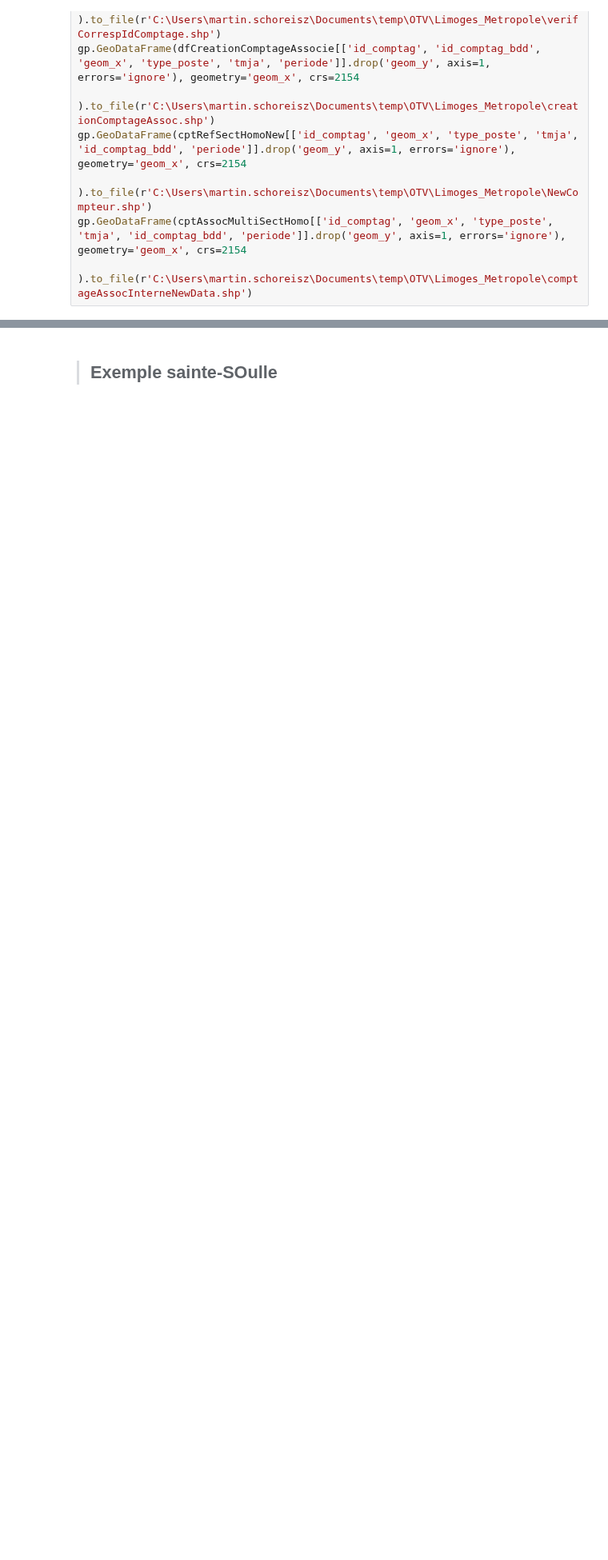
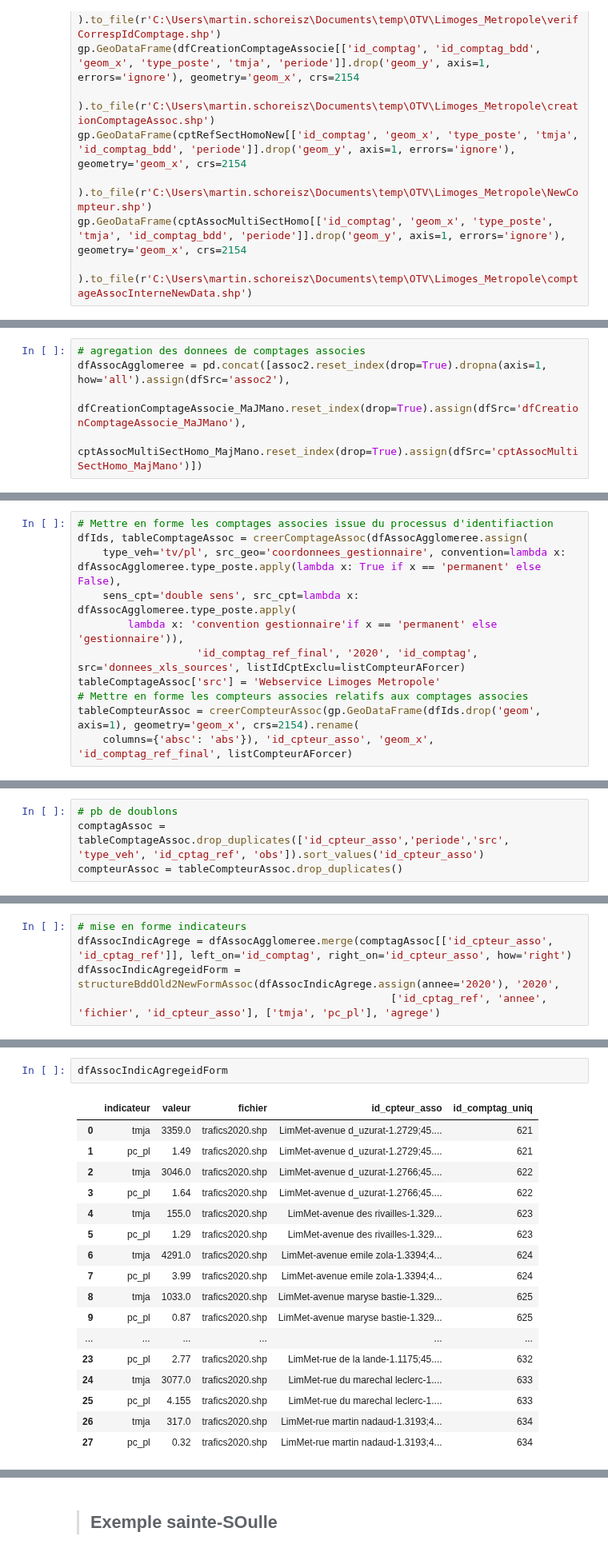
Before and after one commit to nantodevison/otv, a Jupyter notebook: otv/Transfert_Donnees/notebooks/Import_trafics.ipynb, the cells around one changed output, grey strips where cells are left out. Shown at 80% size. Cells and saved outputs as stored; diff of their text form; blank space fills up the shorter version.

Commit message:
modif rassemblerNewComptage dans Integration_nouveau_comptage

```diff
--- a/otv/Transfert_Donnees/notebooks/Import_trafics.ipynb
+++ b/otv/Transfert_Donnees/notebooks/Import_trafics.ipynb
@@ -1534,0 +1629,5 @@ if len(listCompteurAForcer) != len(cptAForcer):
+# %%
+# agregation des donnees de comptages associes
+dfAssocAgglomeree = pd.concat([assoc2.reset_index(drop=True).dropna(axis=1, how='all').assign(dfSrc='assoc2'),
+                               dfCreationComptageAssocie_MaJMano.reset_index(drop=True).assign(dfSrc='dfCreationComptageAssocie_MaJMano'),
+                               cptAssocMultiSectHomo_MajMano.reset_index(drop=True).assign(dfSrc='cptAssocMultiSectHomo_MajMano')])
@@ -1534,0 +1658,11 @@ if len(listCompteurAForcer) != len(cptAForcer):
+# %%
+# Mettre en forme les comptages associes issue du processus d'identifiaction
+dfIds, tableComptageAssoc = creerComptageAssoc(dfAssocAgglomeree.assign(
+    type_veh='tv/pl', src_geo='coordonnees_gestionnaire', convention=lambda x: dfAssocAgglomeree.type_poste.apply(lambda x: True if x == 'permanent' else False),
+    sens_cpt='double sens', src_cpt=lambda x: dfAssocAgglomeree.type_poste.apply(
+        lambda x: 'convention gestionnaire'if x == 'permanent' else 'gestionnaire')),
+                   'id_comptag_ref_final', '2020', 'id_comptag', src='donnees_xls_sources', listIdCptExclu=listCompteurAForcer)
+tableComptageAssoc['src'] = 'Webservice Limoges Metropole'
+# Mettre en forme les compteurs associes relatifs aux comptages associes
+tableCompteurAssoc = creerCompteurAssoc(gp.GeoDataFrame(dfIds.drop('geom', axis=1), geometry='geom_x', crs=2154).rename(
+    columns={'absc': 'abs'}), 'id_cpteur_asso', 'geom_x', 'id_comptag_ref_final', listCompteurAForcer)
@@ -1534,0 +1682,4 @@ if len(listCompteurAForcer) != len(cptAForcer):
+# %%
+# pb de doublons
+comptagAssoc = tableComptageAssoc.drop_duplicates(['id_cpteur_asso','periode','src', 'type_veh', 'id_cptag_ref', 'obs']).sort_values('id_cpteur_asso')
+compteurAssoc = tableCompteurAssoc.drop_duplicates()
@@ -1534,0 +1690,5 @@ if len(listCompteurAForcer) != len(cptAForcer):
+# %%
+# mise en forme indicateurs
+dfAssocIndicAgrege = dfAssocAgglomeree.merge(comptagAssoc[['id_cpteur_asso', 'id_cptag_ref']], left_on='id_comptag', right_on='id_cpteur_asso', how='right')
+dfAssocIndicAgregeidForm = structureBddOld2NewFormAssoc(dfAssocIndicAgrege.assign(annee='2020'), '2020',
+                                                  ['id_cptag_ref', 'annee', 'fichier', 'id_cpteur_asso'], ['tmja', 'pc_pl'], 'agrege')
@@ -1534,0 +1698,20 @@ if len(listCompteurAForcer) != len(cptAForcer):
+# %%
+dfAssocIndicAgregeidForm
+# %% [output]
+|  | indicateur | valeur | fichier | id_cpteur_asso | id_comptag_uniq |
+| 0 | tmja | 3359.0 | trafics2020.shp | LimMet-avenue d_uzurat-1.2729;45.... | 621 |
+| 1 | pc_pl | 1.49 | trafics2020.shp | LimMet-avenue d_uzurat-1.2729;45.... | 621 |
+| 2 | tmja | 3046.0 | trafics2020.shp | LimMet-avenue d_uzurat-1.2766;45.... | 622 |
+| 3 | pc_pl | 1.64 | trafics2020.shp | LimMet-avenue d_uzurat-1.2766;45.... | 622 |
+| 4 | tmja | 155.0 | trafics2020.shp | LimMet-avenue des rivailles-1.329... | 623 |
+| 5 | pc_pl | 1.29 | trafics2020.shp | LimMet-avenue des rivailles-1.329... | 623 |
+| 6 | tmja | 4291.0 | trafics2020.shp | LimMet-avenue emile zola-1.3394;4... | 624 |
+| 7 | pc_pl | 3.99 | trafics2020.shp | LimMet-avenue emile zola-1.3394;4... | 624 |
+| 8 | tmja | 1033.0 | trafics2020.shp | LimMet-avenue maryse bastie-1.329... | 625 |
+| 9 | pc_pl | 0.87 | trafics2020.shp | LimMet-avenue maryse bastie-1.329... | 625 |
+| ... | ... | ... | ... | ... | ... |
+| 23 | pc_pl | 2.77 | trafics2020.shp | LimMet-rue de la lande-1.1175;45.... | 632 |
+| 24 | tmja | 3077.0 | trafics2020.shp | LimMet-rue du marechal leclerc-1.... | 633 |
+| 25 | pc_pl | 4.155 | trafics2020.shp | LimMet-rue du marechal leclerc-1.... | 633 |
+| 26 | tmja | 317.0 | trafics2020.shp | LimMet-rue martin nadaud-1.3193;4... | 634 |
+| 27 | pc_pl | 0.32 | trafics2020.shp | LimMet-rue martin nadaud-1.3193;4... | 634 |
```
Also changed, not shown: parts of 25 cells of this notebook, 1 other file.
